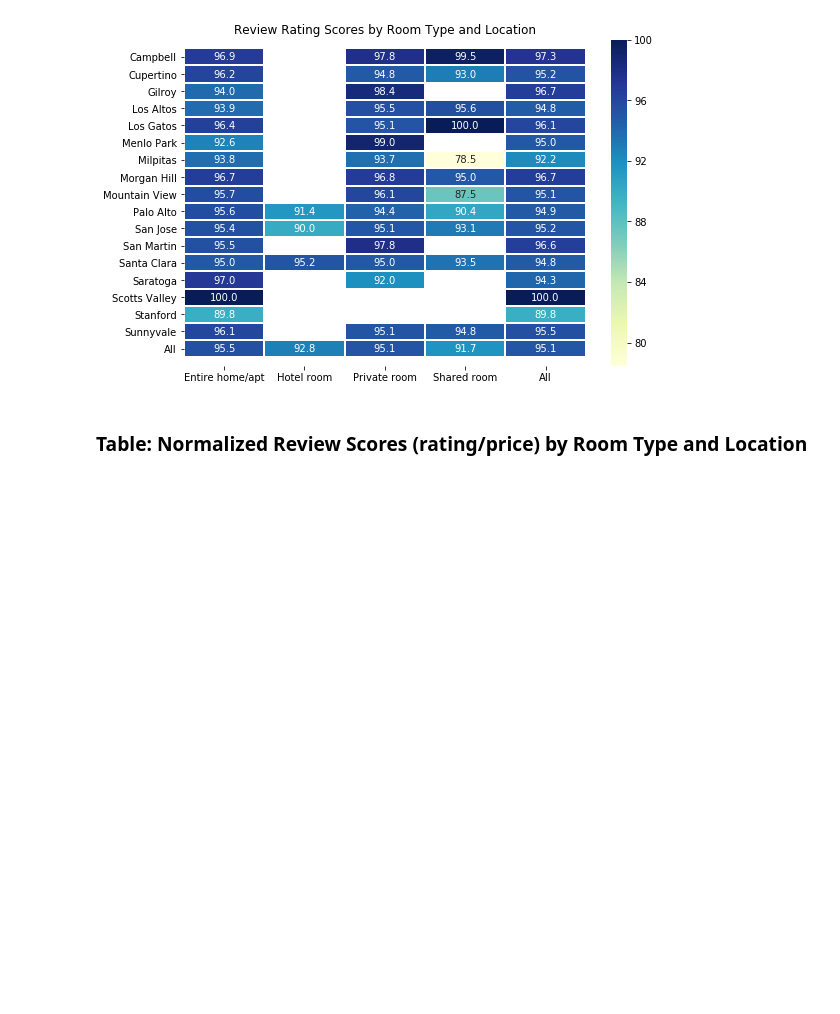
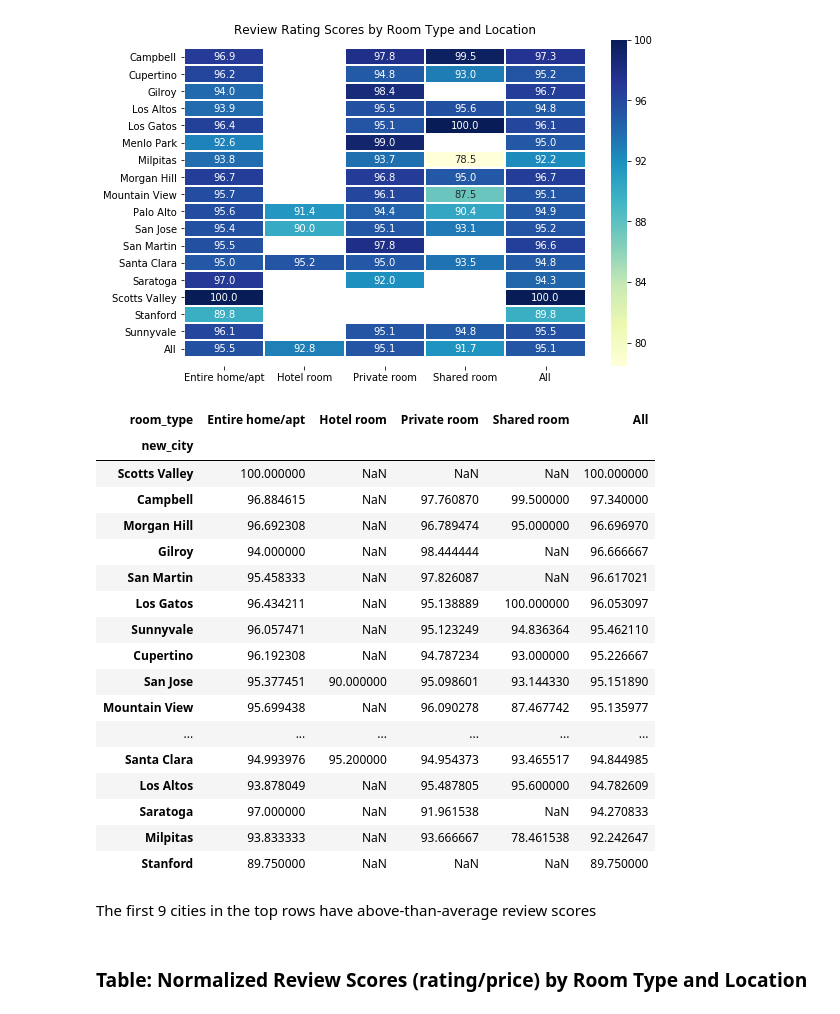
Before and after one commit to caroger/airbnb, a Jupyter notebook: listing.ipynb, the cells around one changed output. Saved outputs shown, nothing was run; the diff lists cells and outputs as text; code cells hidden in the pictures; blank space fills up the shorter version.

```diff
--- a/listing.ipynb
+++ b/listing.ipynb
@@ -632,5 +693,28 @@ plt.savefig(
 # %% [output]
 [figure]
+# %%
+table.sort_values(by=["All"], ascending=False)
+# %% [output]
+| room_type | Entire home/apt | Hotel room | Private room | Shared room | All |
+| new_city |  |  |  |  |  |
+| Scotts Valley | 100.000000 | NaN | NaN | NaN | 100.000000 |
+| Campbell | 96.884615 | NaN | 97.760870 | 99.500000 | 97.340000 |
+| Morgan Hill | 96.692308 | NaN | 96.789474 | 95.000000 | 96.696970 |
+| Gilroy | 94.000000 | NaN | 98.444444 | NaN | 96.666667 |
+| San Martin | 95.458333 | NaN | 97.826087 | NaN | 96.617021 |
+| Los Gatos | 96.434211 | NaN | 95.138889 | 100.000000 | 96.053097 |
+| Sunnyvale | 96.057471 | NaN | 95.123249 | 94.836364 | 95.462110 |
+| Cupertino | 96.192308 | NaN | 94.787234 | 93.000000 | 95.226667 |
+| San Jose | 95.377451 | 90.000000 | 95.098601 | 93.144330 | 95.151890 |
+| Mountain View | 95.699438 | NaN | 96.090278 | 87.467742 | 95.135977 |
+| ... | ... | ... | ... | ... | ... |
+| Santa Clara | 94.993976 | 95.200000 | 94.954373 | 93.465517 | 94.844985 |
+| Los Altos | 93.878049 | NaN | 95.487805 | 95.600000 | 94.782609 |
+| Saratoga | 97.000000 | NaN | 91.961538 | NaN | 94.270833 |
+| Milpitas | 93.833333 | NaN | 93.666667 | 78.461538 | 92.242647 |
+| Stanford | 89.750000 | NaN | NaN | NaN | 89.750000 |
+# %% [markdown]
+The first 9 cities in the top rows have above-than-average review scores
 # %% [markdown]
 ### Table: Normalized Review Scores (rating/price) by Room Type and Location
 # %%
```
Also changed, not shown: parts of 52 cells of this notebook.
